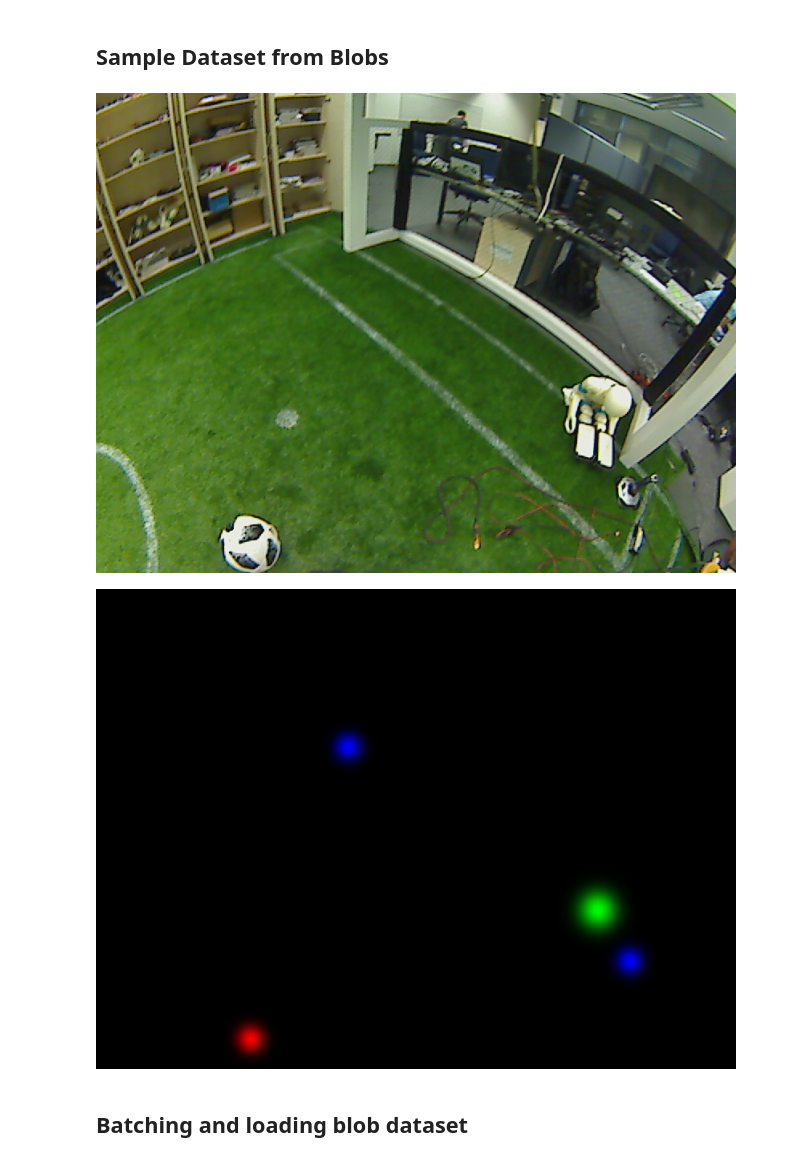
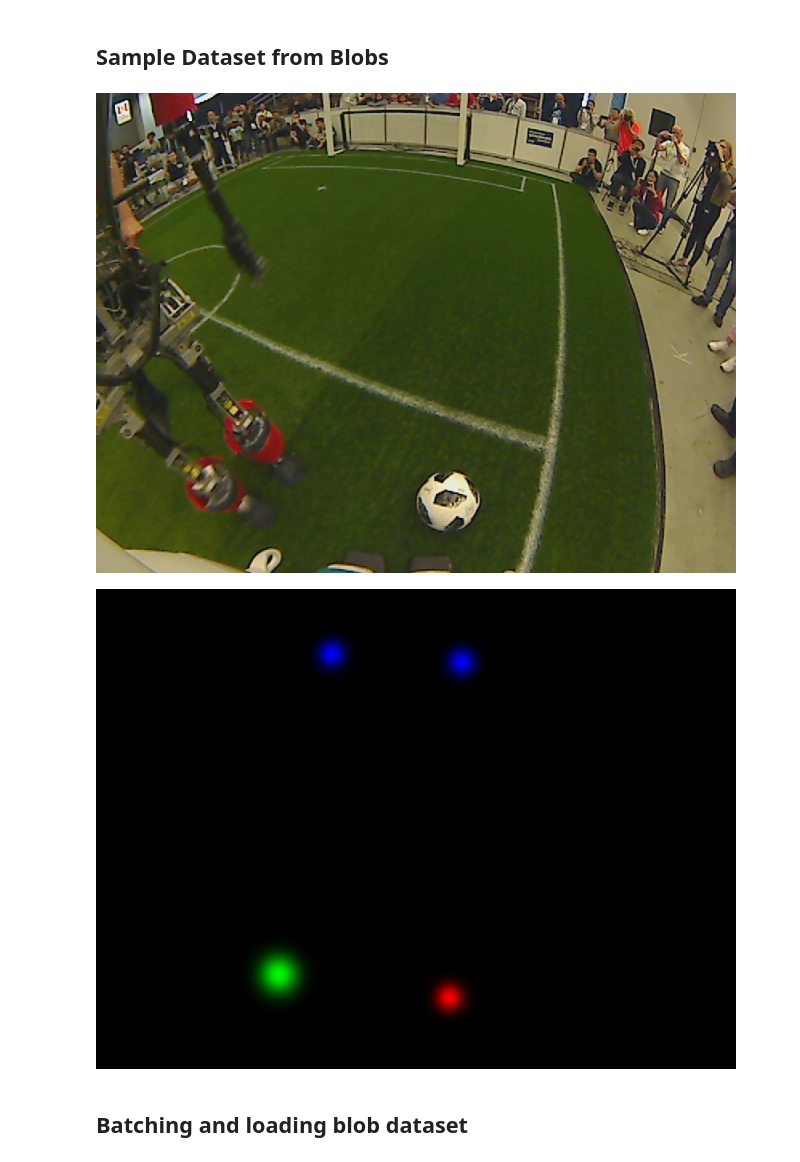
Before and after one commit to aakash2121995/Cuda-Vision-Lab, a Jupyter notebook: Project/Training-RGB-New .ipynb, the cells around one changed output. Cells and saved outputs as stored; diff of their text form; code cells hidden in the pictures.

```diff
--- a/Project/Training-RGB-New .ipynb
+++ b/Project/Training-RGB-New .ipynb
@@ -49,13 +52,13 @@ invTrans = transforms.Compose([ transforms.Normalize(mean = [ 0., 0., 0. ],
                                                      std = [ 1., 1., 1. ]),
                                ])
 # %%
-TF.to_pil_image(invTrans(train_blob[50][0]))
+TF.to_pil_image(invTrans(train_blob[52][0]))
 # %% [output]
-[figure, old version]
+[figure, new version]
 # %%
-TF.resize(TF.to_pil_image(train_blob[50][1]),(480,640))
+TF.resize(TF.to_pil_image(train_blob[52][1]),(480,640))
 # %% [output]
-[figure, old version]
+[figure, new version]
 # %% [markdown]
 ## Batching and loading blob dataset
 # %%
```
Also changed, not shown: parts of 4 cells of this notebook, 1 other file.
